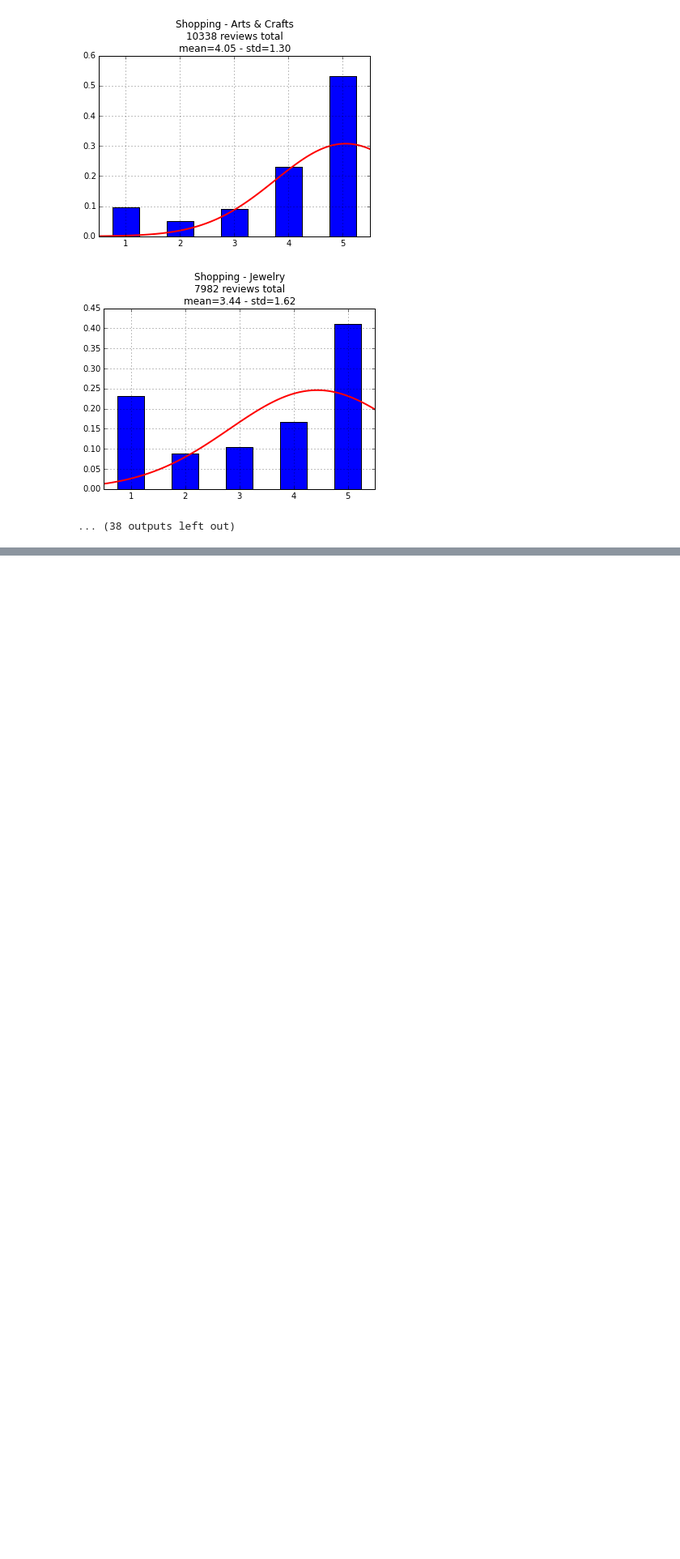
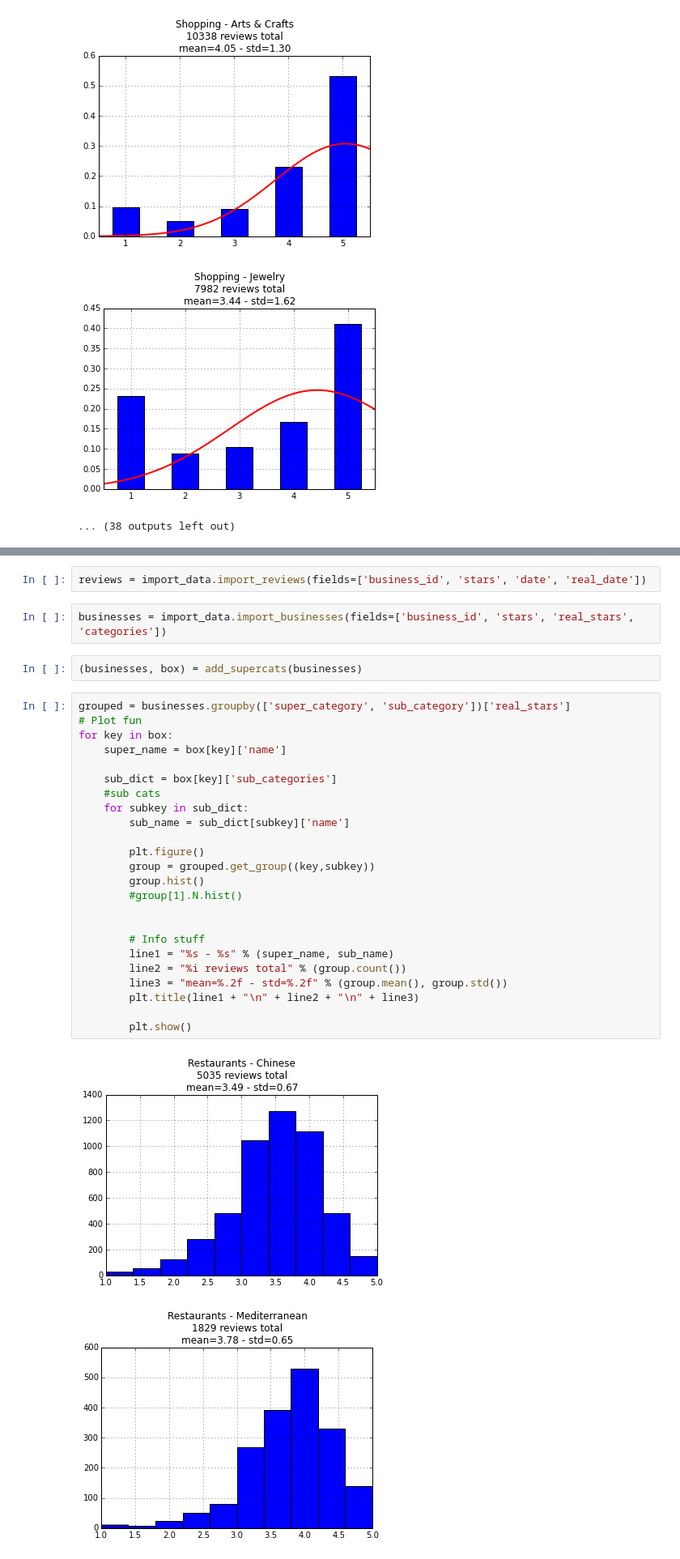
Before and after one commit to hermannsblum/disco_data_challenge, a Jupyter notebook: review_distribution.ipynb, the cells around one changed output, grey strips where cells are left out. Shown at 81% size. Cells and saved outputs as stored; diff of their text form; blank space fills up the shorter version.

Commit message:
analysis of review-average distribution through sub-categories

```diff
--- a/review_distribution.ipynb
+++ b/review_distribution.ipynb
@@ -101,0 +113,33 @@ for key in cat_dict:
+# %%
+reviews = import_data.import_reviews(fields=['business_id', 'stars', 'date', 'real_date'])
+# %%
+businesses = import_data.import_businesses(fields=['business_id', 'stars', 'real_stars', 'categories'])
+# %%
+(businesses, box) = add_supercats(businesses)
+# %%
+grouped = businesses.groupby(['super_category', 'sub_category'])['real_stars']
+# Plot fun
+for key in box:
+    super_name = box[key]['name']
+
+    sub_dict = box[key]['sub_categories']
+    #sub cats
+    for subkey in sub_dict:
+        sub_name = sub_dict[subkey]['name']
+
+        plt.figure()
+        group = grouped.get_group((key,subkey))
+        group.hist()
+        #group[1].N.hist()
+
+
+        # Info stuff
+        line1 = "%s - %s" % (super_name, sub_name)
+        line2 = "%i reviews total" % (group.count())
+        line3 = "mean=%.2f - std=%.2f" % (group.mean(), group.std())
+        plt.title(line1 + "\n" + line2 + "\n" + line3)
+
+        plt.show()
+# %% [output]
+[figure, added]
+[figure, added]
```
Also changed, not shown: parts of 4 cells of this notebook.
